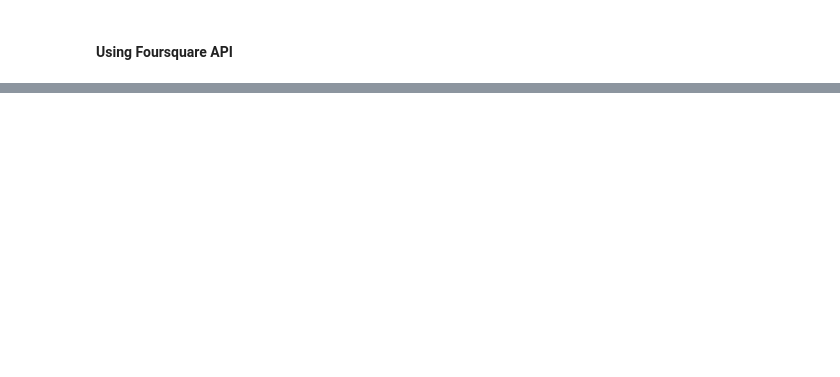
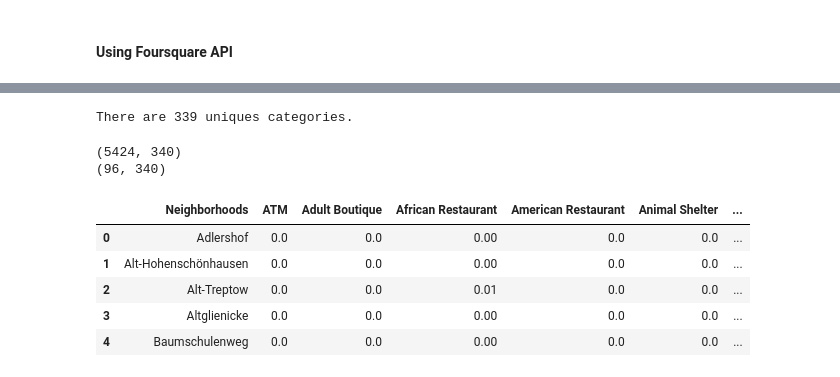
Before and after one commit to skhiearth/Coursera-IBM-The-Battle-of-Neighborhoods-Capstone-Project-, a Jupyter notebook: The Battle of Neighborhoods - Notebook.ipynb, the cells around one changed output, grey strips where cells are left out. Cells and saved outputs as stored; diff of their text form; code cells hidden in the pictures; blank space fills up the shorter version.

Commit message:
Group neighborhoods by restaurants

```diff
--- a/The Battle of Neighborhoods - Notebook.ipynb
+++ b/The Battle of Neighborhoods - Notebook.ipynb
@@ -149,0 +182,9 @@ map_berlin
+# %%
+# convert the venues list into a new DataFrame
+venues_df = pd.DataFrame(venues)
+
+# define the column names
+venues_df.columns = ['Neighborhood', 'Latitude', 'Longitude', 'VenueName', 'VenueLatitude', 'VenueLongitude', 'VenueCategory']
+
+print(venues_df.shape)
+venues_df.head()
@@ -149,0 +199,32 @@ map_berlin
+# %%
+venues_df.groupby(["Neighborhood"]).count()
+print('There are {} uniques categories.'.format(len(venues_df['VenueCategory'].unique())))
+# %% [output]
+There are 339 uniques categories.
+# %%
+#### Analyse each neighborhood
+# one hot encoding
+onehot = pd.get_dummies(venues_df[['VenueCategory']], prefix="", prefix_sep="")
+
+# add neighborhood column back to dataframe
+onehot['Neighborhoods'] = venues_df['Neighborhood']
+
+# move neighborhood column to the first column
+fixed_columns = [onehot.columns[-1]] + list(onehot.columns[:-1])
+onehot = onehot[fixed_columns]
+
+print(onehot.shape)
+
+grouped = onehot.groupby(["Neighborhoods"]).mean().reset_index()
+
+print(grouped.shape)
+grouped.head()
+# %% [output]
+(5424, 340)
+(96, 340)
+|  | Neighborhoods | ATM | Adult Boutique | African Restaurant | American Restaurant | Animal Shelter | ... |
+| 0 | Adlershof | 0.0 | 0.0 | 0.00 | 0.0 | 0.0 | ... |
+| 1 | Alt-Hohenschönhausen | 0.0 | 0.0 | 0.00 | 0.0 | 0.0 | ... |
+| 2 | Alt-Treptow | 0.0 | 0.0 | 0.01 | 0.0 | 0.0 | ... |
+| 3 | Altglienicke | 0.0 | 0.0 | 0.00 | 0.0 | 0.0 | ... |
+| 4 | Baumschulenweg | 0.0 | 0.0 | 0.00 | 0.0 | 0.0 | ... |
```
Also changed, not shown: parts of 5 cells of this notebook.
